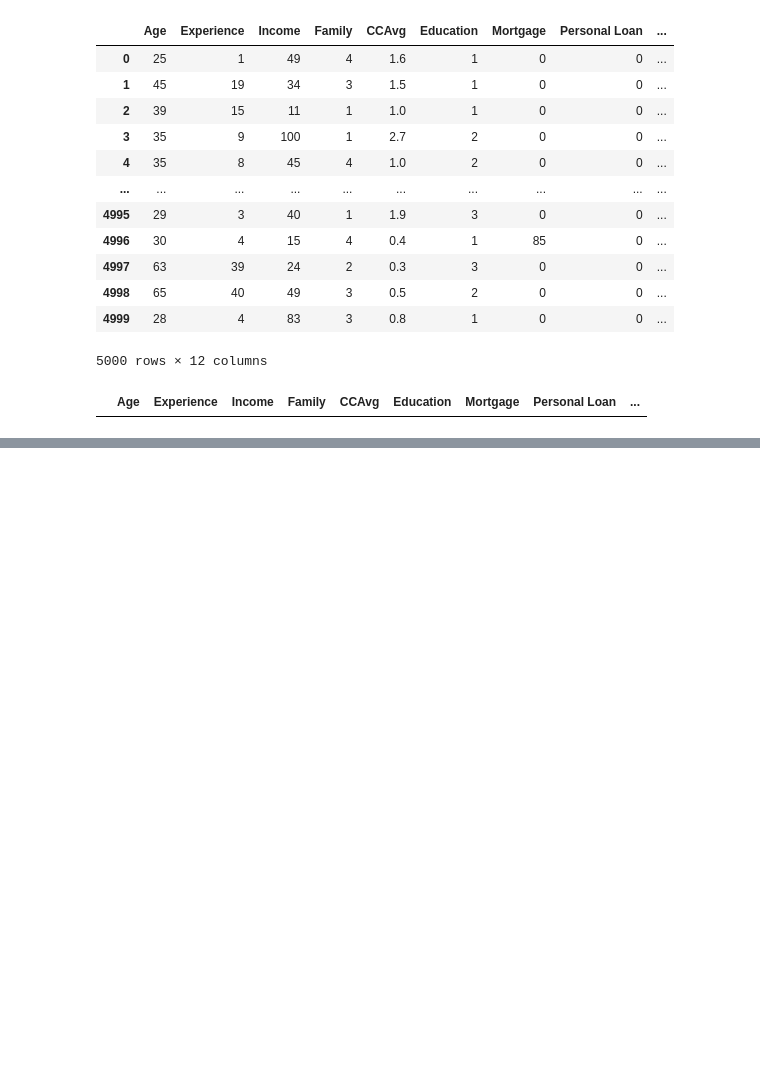
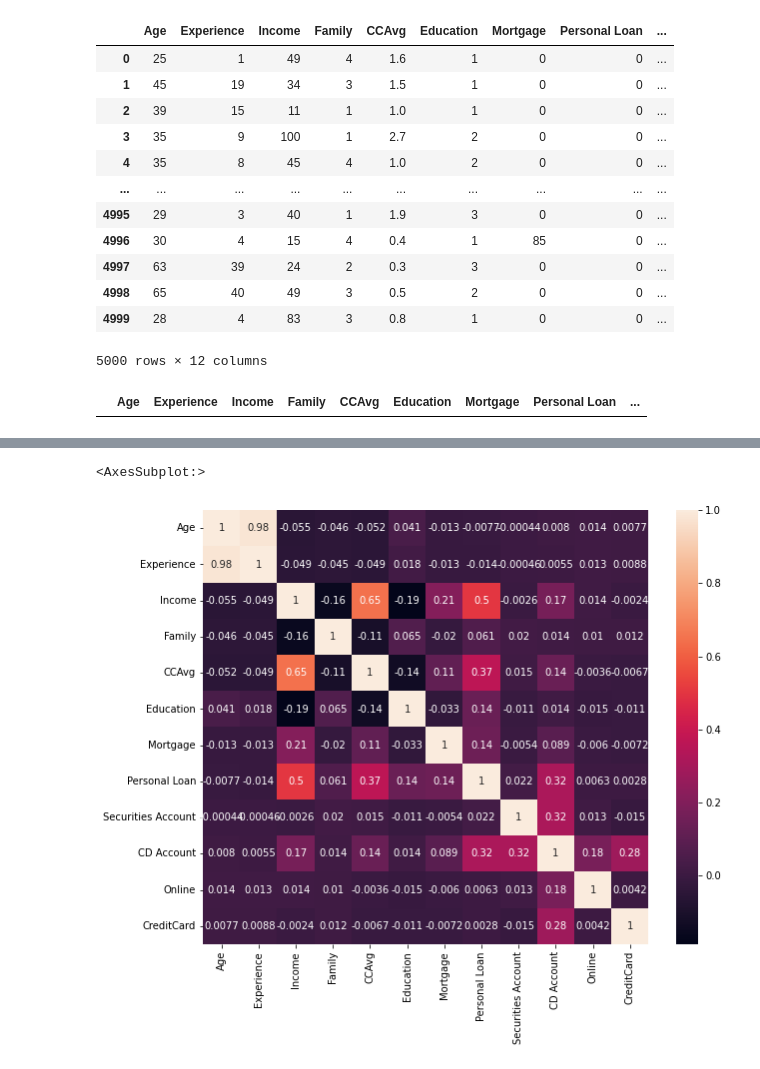
Before and after one commit to Hrithikkumar30/Financial_analysis, a Jupyter notebook: main.ipynb, the cells around one changed output, grey strips where cells are left out. Drawn from its saved outputs; the diff is of its cells as text; code cells hidden in the pictures; blank space fills up the shorter version.

Commit message:
plot different graphs and visualizing the data

```diff
--- a/main.ipynb
+++ b/main.ipynb
@@ -166,0 +183,6 @@ data[data['Experience']<0]
+# %%
+plt.figure(figsize=(10,8))
+sns.heatmap(data.corr(), annot=True)
+# %% [output]
+<AxesSubplot:>
+[figure, added]
```
Also changed, not shown: parts of 20 cells of this notebook.
